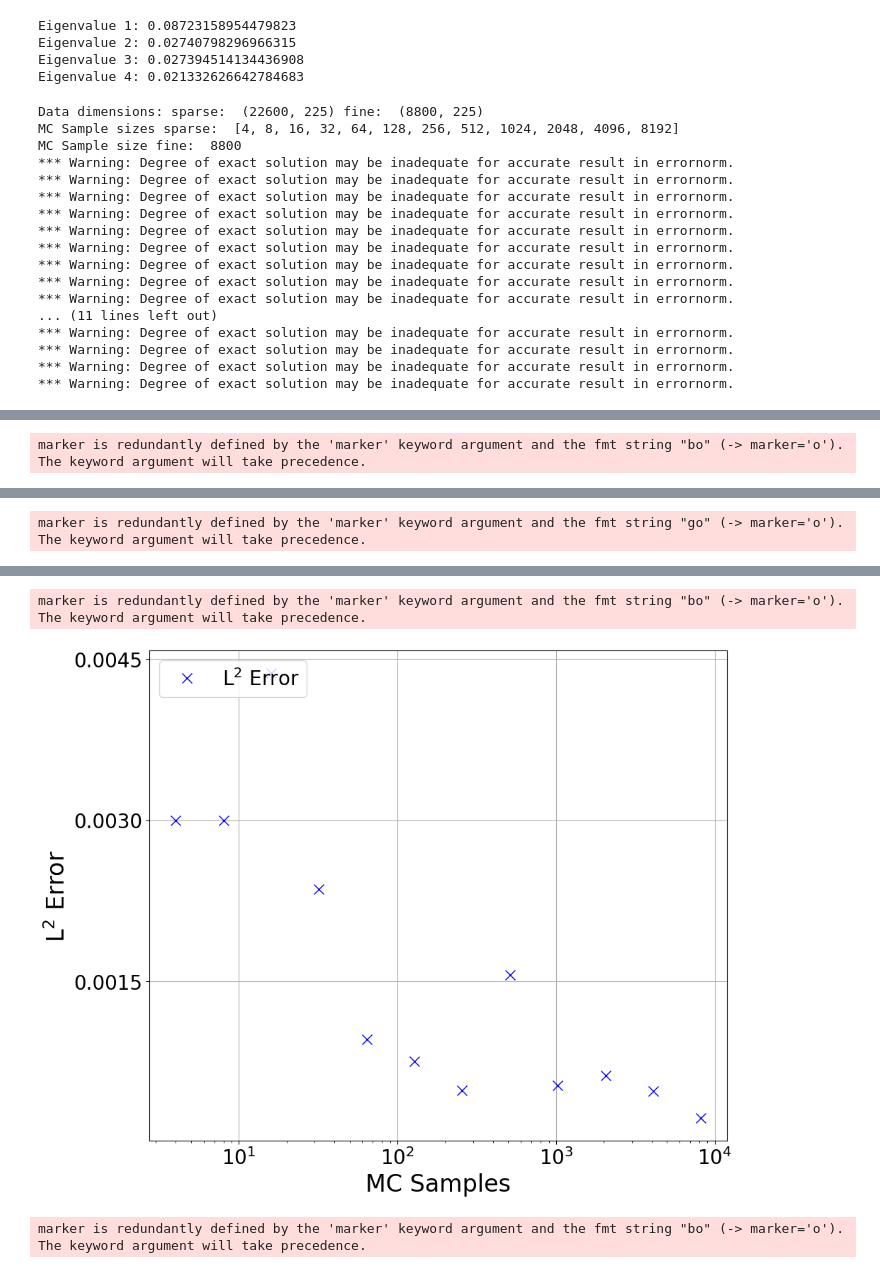
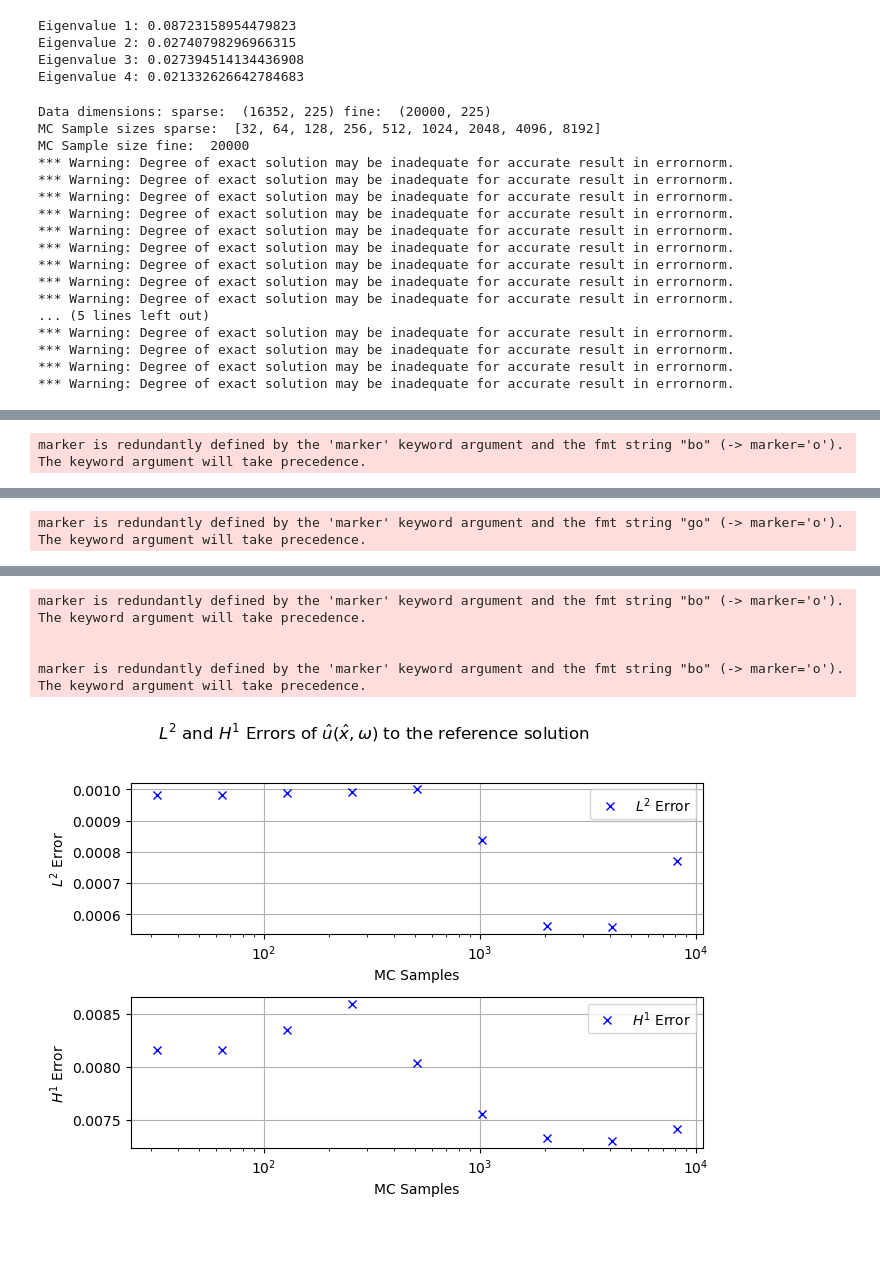
Before and after one commit to EliasReutelsterz/Masterthesis, a Jupyter notebook: poisson_and_variants/poisson/poisson.ipynb, the cells around one changed output, grey strips where cells are left out. Saved outputs shown, nothing was run; the diff lists cells and outputs as text; code cells hidden in the pictures; blank space fills up the shorter version.

```diff
--- a/poisson_and_variants/poisson/poisson.ipynb
+++ b/poisson_and_variants/poisson/poisson.ipynb
@@ -328,17 +334,16 @@ Creation of image: images/4_domain_mapping_method_of_the_poisson_equation/poisso
 Creation of image: images/4_domain_mapping_method_of_the_poisson_equation/poisson_mean_convergence.png.
 Creation of image: images/4_domain_mapping_method_of_the_poisson_equation/poisson_variance.png.
 Creation of image: images/4_domain_mapping_method_of_the_poisson_equation/poisson_variance_convergence.png.
-Creation of image: images/4_domain_mapping_method_of_the_poisson_equation/poisson_L2_error.png.
-Creation of image: images/4_domain_mapping_method_of_the_poisson_equation/poisson_H1_error.png.
+Creation of image: images/4_domain_mapping_method_of_the_poisson_equation/poisson_errors.png.
 """
 
 analyse_two_resolutions_from_data_u_hat(resolution_sparse = 10,
                                   resolution_fine = 14,
                                   P_hat = fe.Point(0.2, 0.2))
 # %% [output]
-Data dimensions: sparse:  (22600, 225) fine:  (8800, 225)
-MC Sample sizes sparse:  [4, 8, 16, 32, 64, 128, 256, 512, 1024, 2048, 4096, 8192]
-MC Sample size fine:  8800
+Data dimensions: sparse:  (16352, 225) fine:  (20000, 225)
+MC Sample sizes sparse:  [32, 64, 128, 256, 512, 1024, 2048, 4096, 8192]
+MC Sample size fine:  20000
 *** Warning: Degree of exact solution may be inadequate for accurate result in errornorm.
 *** Warning: Degree of exact solution may be inadequate for accurate result in errornorm.
 *** Warning: Degree of exact solution may be inadequate for accurate result in errornorm.
@@ -348,7 +353,7 @@ MC Sample size fine:  8800
 *** Warning: Degree of exact solution may be inadequate for accurate result in errornorm.
 *** Warning: Degree of exact solution may be inadequate for accurate result in errornorm.
 *** Warning: Degree of exact solution may be inadequate for accurate result in errornorm.
-... (11 lines left out)
+... (5 lines left out)
 *** Warning: Degree of exact solution may be inadequate for accurate result in errornorm.
 *** Warning: Degree of exact solution may be inadequate for accurate result in errornorm.
 *** Warning: Degree of exact solution may be inadequate for accurate result in errornorm.
@@ -362,3 +367,5 @@ marker is redundantly defined by the 'marker' keyword argument and the fmt strin
 marker is redundantly defined by the 'marker' keyword argument and the fmt string "bo" (-> marker='o'). The keyword argument will take precedence.
+
+
+marker is redundantly defined by the 'marker' keyword argument and the fmt string "bo" (-> marker='o'). The keyword argument will take precedence.
-[figure, old version]
+[figure, new version]
-marker is redundantly defined by the 'marker' keyword argument and the fmt string "bo" (-> marker='o'). The keyword argument will take precedence.
```
Also changed, not shown: parts of 9 cells of this notebook, 49 other files.
